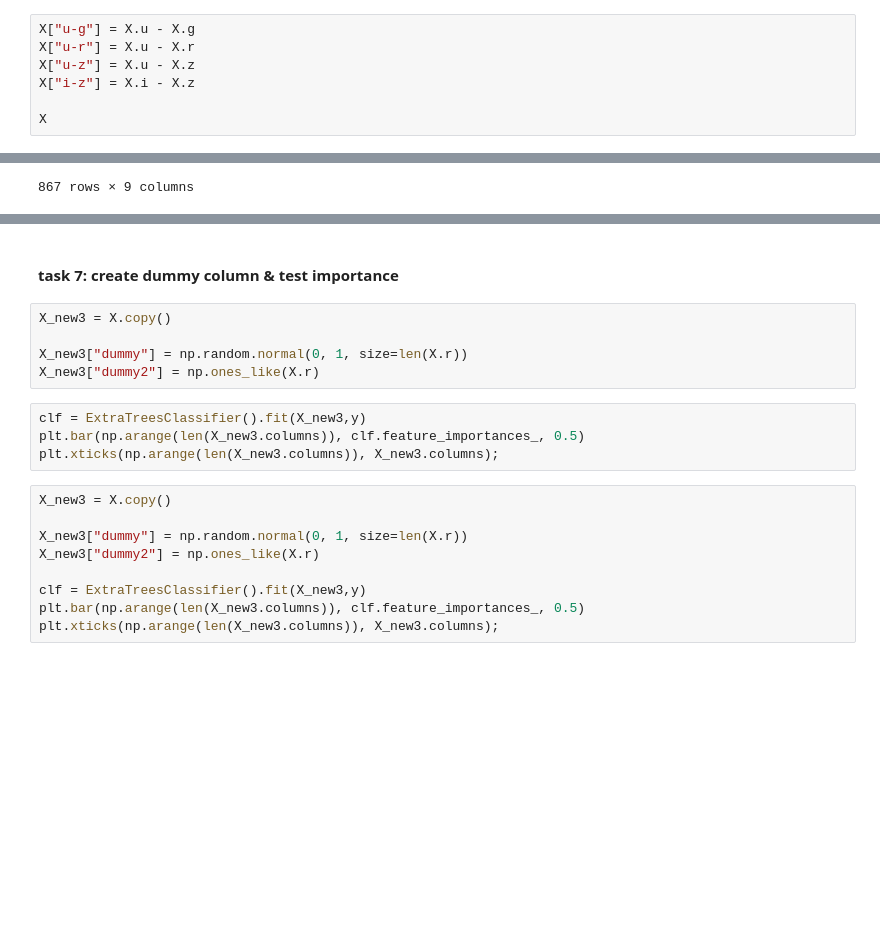
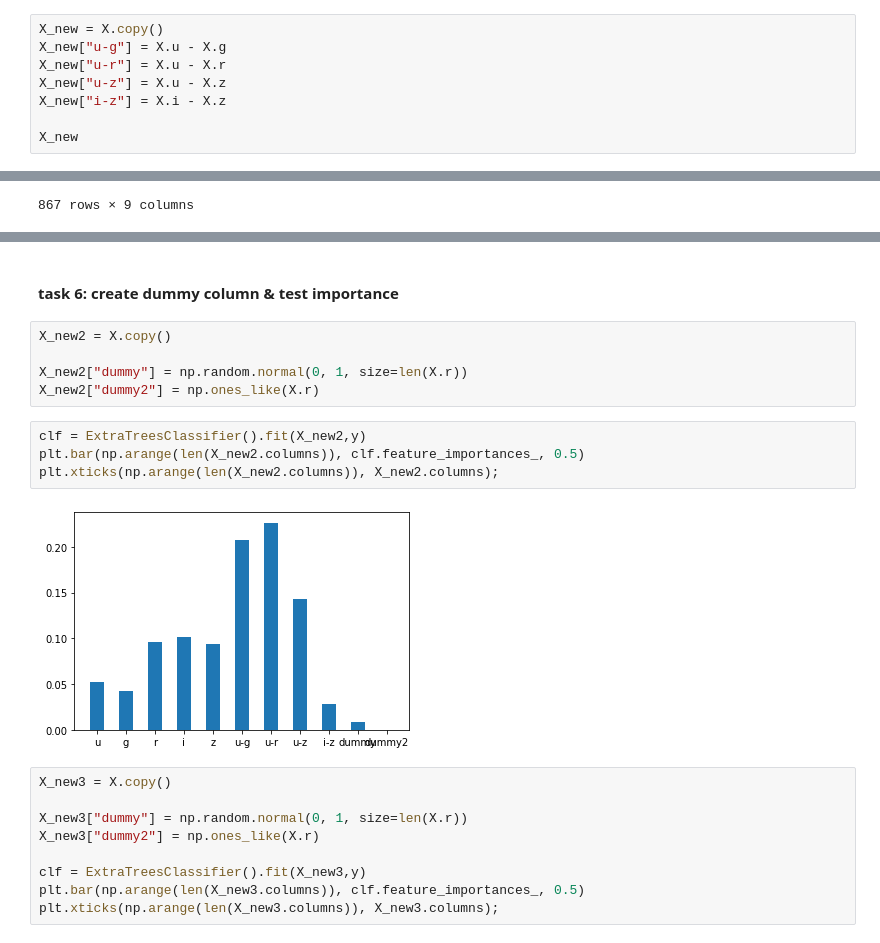
Before and after one commit to tomasplsek/AstroML, a Jupyter notebook: 03_sklearn.ipynb, the cells around one changed output, grey strips where cells are left out. Saved outputs shown, nothing was run; the diff lists cells and outputs as text; blank space fills up the shorter version.

```diff
--- a/03_sklearn.ipynb
+++ b/03_sklearn.ipynb
@@ -270,10 +272,11 @@ plt.xticks(np.arange(5), X.columns);
 # %%
-X["u-g"] = X.u - X.g
-X["u-r"] = X.u - X.r
-X["u-z"] = X.u - X.z
-X["i-z"] = X.i - X.z
+X_new = X.copy()
+X_new["u-g"] = X.u - X.g
+X_new["u-r"] = X.u - X.r
+X_new["u-z"] = X.u - X.z
+X_new["i-z"] = X.i - X.z
 
-X
+X_new
 # %% [output]
 |  | u | g | r | i | z | u-g | u-r | u-z | i-z |
 | 0 | 19.240999 | 17.525999 | 16.840000 | 16.613001 | 16.492001 | 1.715000 | 2.400999 | 2.748999 | 0.121000 |
@@ -307,14 +320,16 @@ model.score(X_test, y_test)
 # %% [markdown]
-#### task 7: **create dummy column & test importance**
+#### task 6: **create dummy column & test importance**
 # %%
-X_new3 = X.copy()
+X_new2 = X.copy()
 
-X_new3["dummy"] = np.random.normal(0, 1, size=len(X.r))
-X_new3["dummy2"] = np.ones_like(X.r)
+X_new2["dummy"] = np.random.normal(0, 1, size=len(X.r))
+X_new2["dummy2"] = np.ones_like(X.r)
 # %%
-clf = ExtraTreesClassifier().fit(X_new3,y)
-plt.bar(np.arange(len(X_new3.columns)), clf.feature_importances_, 0.5)
-plt.xticks(np.arange(len(X_new3.columns)), X_new3.columns);
+clf = ExtraTreesClassifier().fit(X_new2,y)
+plt.bar(np.arange(len(X_new2.columns)), clf.feature_importances_, 0.5)
+plt.xticks(np.arange(len(X_new2.columns)), X_new2.columns);
+# %% [output]
+[figure, added]
 # %%
 X_new3 = X.copy()
 
```
Also changed, not shown: parts of 30 cells of this notebook.
